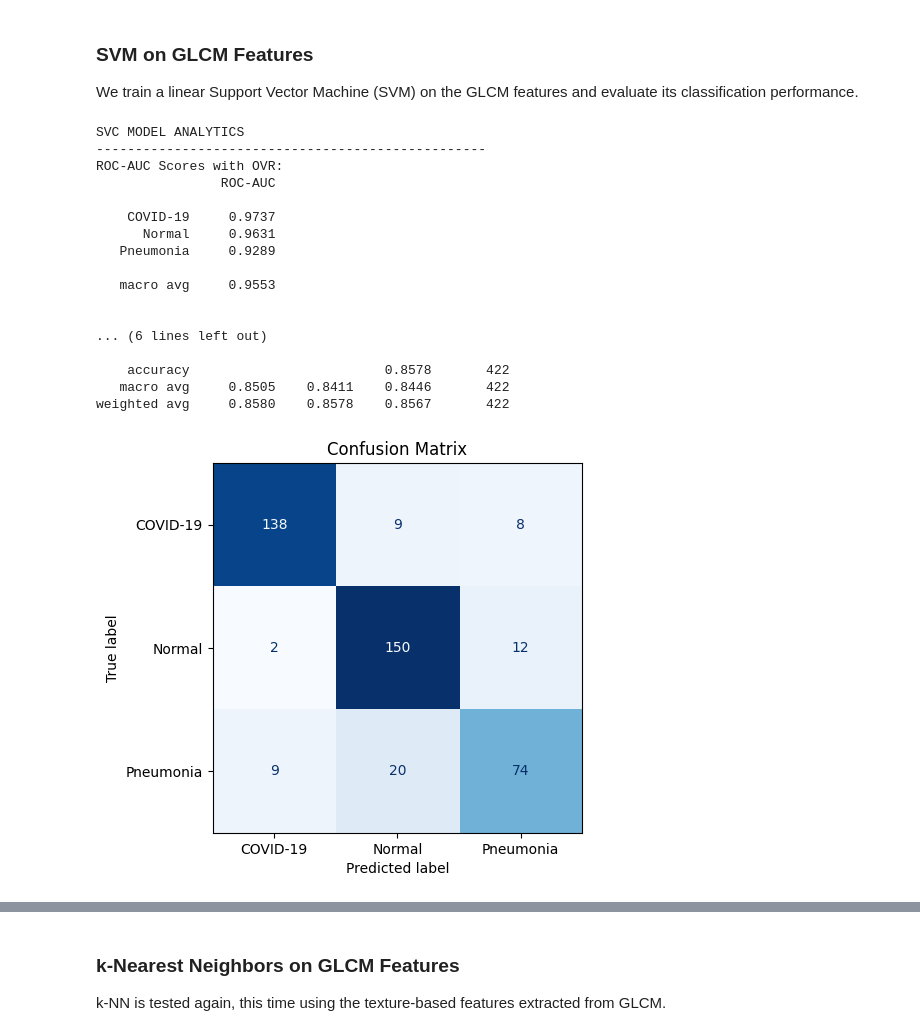
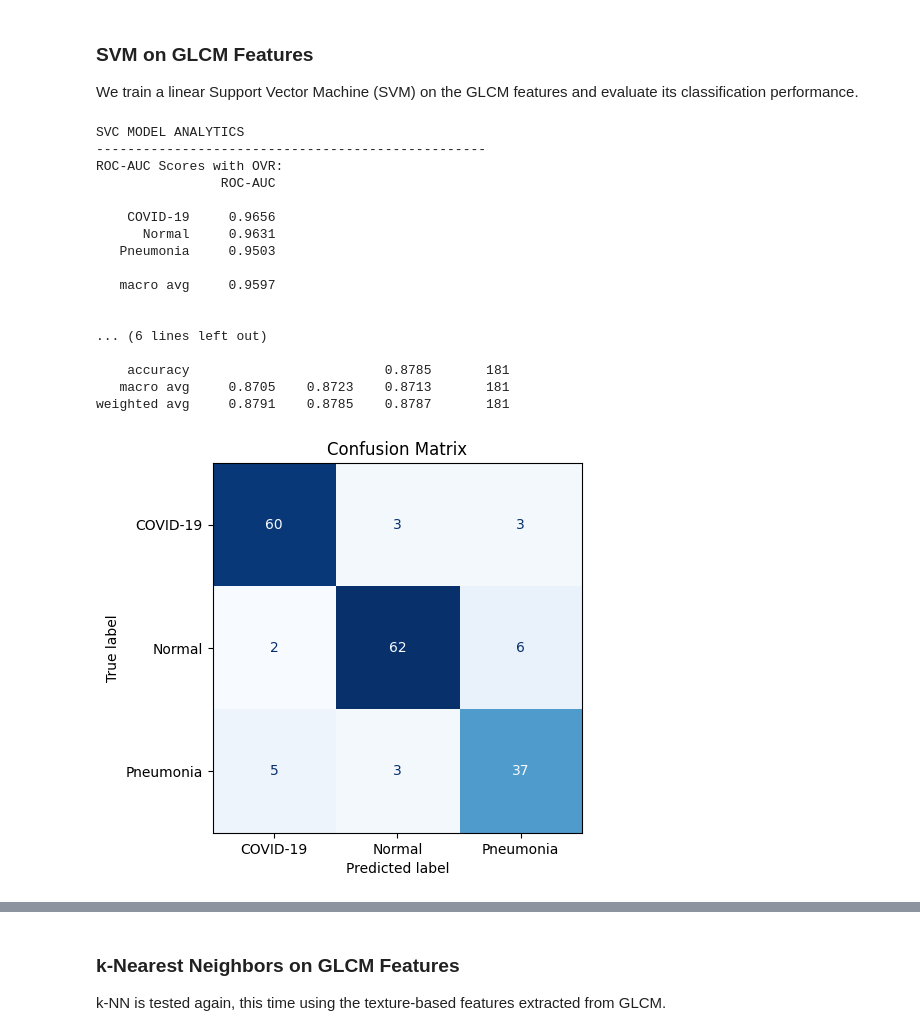
Before and after one commit to bdog18/ChestXRayClassifier, a Jupyter notebook: main.ipynb, the cells around one changed output, grey strips where cells are left out. Drawn from its saved outputs; the diff is of its cells as text; code cells hidden in the pictures.

```diff
--- a/main.ipynb
+++ b/main.ipynb
@@ -711,0 +910,7 @@ X_test_glcm = StandardScaler().fit_transform(X_test_glcm)
+# %%
+best_features = [feature_names[i] for i in perm_indices[:10]]
+print(f"Best features: {best_features}")
+
+# slice to 10 best features of X_train and X_test (y_train and y_test are uneffected)
+X_train_glcm_lr = X_train_glcm[:, perm_indices[:10]].copy()
+X_test_glcm_lr = X_test_glcm[:, perm_indices[:10]].copy()
@@ -744,7 +995,7 @@ weighted avg     0.8207    0.8177    0.8154       181
 param_grid = {
     'max_depth': range(5, 101, 5),
     'max_features': ['sqrt', 'log2'],
-    'n_estimators': range(50, 301, 5)
+    'n_estimators': range(50, 151, 5)
 }
 
 grid_search = GridSearchCV(
@@ -787,0 +1054,7 @@ weighted avg     1.0000    1.0000    1.0000       422
+# %%
+best_features = [feature_names[i] for i in perm_indices[:10]]
+print(f"Best features: {best_features}")
+
+# slice to 10 best features of X_train and X_test (y_train and y_test are uneffected)
+X_train_glcm_rf = X_train_glcm[:, perm_indices[:10]].copy()
+X_test_glcm_rf = X_test_glcm[:, perm_indices[:10]].copy()
@@ -787,0 +1063,26 @@ weighted avg     1.0000    1.0000    1.0000       422
+# %%
+param_grid = {
+    'max_depth': range(5, 101, 5),
+    'max_features': ['sqrt', 'log2'],
+    'n_estimators': range(50, 151, 5)
+}
+
+grid_search = GridSearchCV(
+    rf_glcm,
+    param_grid=param_grid,
+    cv=5,
+    scoring='f1_macro',
+    n_jobs=-1
+)
+
+grid_search.fit(X_train_glcm_rf, y_train_glcm)
+
+print("Optimal Hyperparameters:")
+print(grid_search.best_params_)
+
+print(f"\nOptimal F1-macro score: {grid_search.best_score_}")
+
+# Set best estimator as model
+rf_glcm_top_10 = grid_search.best_estimator_
+# Get Results from Model
+get_model_analytics(rf_glcm_top_10, X_test_glcm_rf, y_test_glcm)
@@ -791,29 +1111,29 @@ We train a linear Support Vector Machine (SVM) on the GLCM features and evaluate
 # %%
 from sklearn.svm import SVC
 
 svc_glcm = SVC(probability=True, random_state=RANDOM_STATE)
 
 # Train the classifier
 svc_glcm.fit(X_train_glcm, y_train_glcm)
 # Get Results from Model
-get_model_analytics(svc_glcm, X_train_glcm, y_train_glcm)
+get_model_analytics(svc_glcm, X_test_glcm, y_test_glcm)
 # %% [output]
 SVC MODEL ANALYTICS
 --------------------------------------------------
 ROC-AUC Scores with OVR:
                 ROC-AUC
 
-    COVID-19     0.9737
+    COVID-19     0.9656
       Normal     0.9631
-   Pneumonia     0.9289
+   Pneumonia     0.9503
 
-   macro avg     0.9553
+   macro avg     0.9597
 
 
 ... (6 lines left out)
 
-    accuracy                         0.8578       422
-   macro avg     0.8505    0.8411    0.8446       422
-weighted avg     0.8580    0.8578    0.8567       422
+    accuracy                         0.8785       181
+   macro avg     0.8705    0.8723    0.8713       181
+weighted avg     0.8791    0.8785    0.8787       181
-[figure, old version]
+[figure, new version]
 # %%
```
Also changed, not shown: parts of 36 cells of this notebook.
